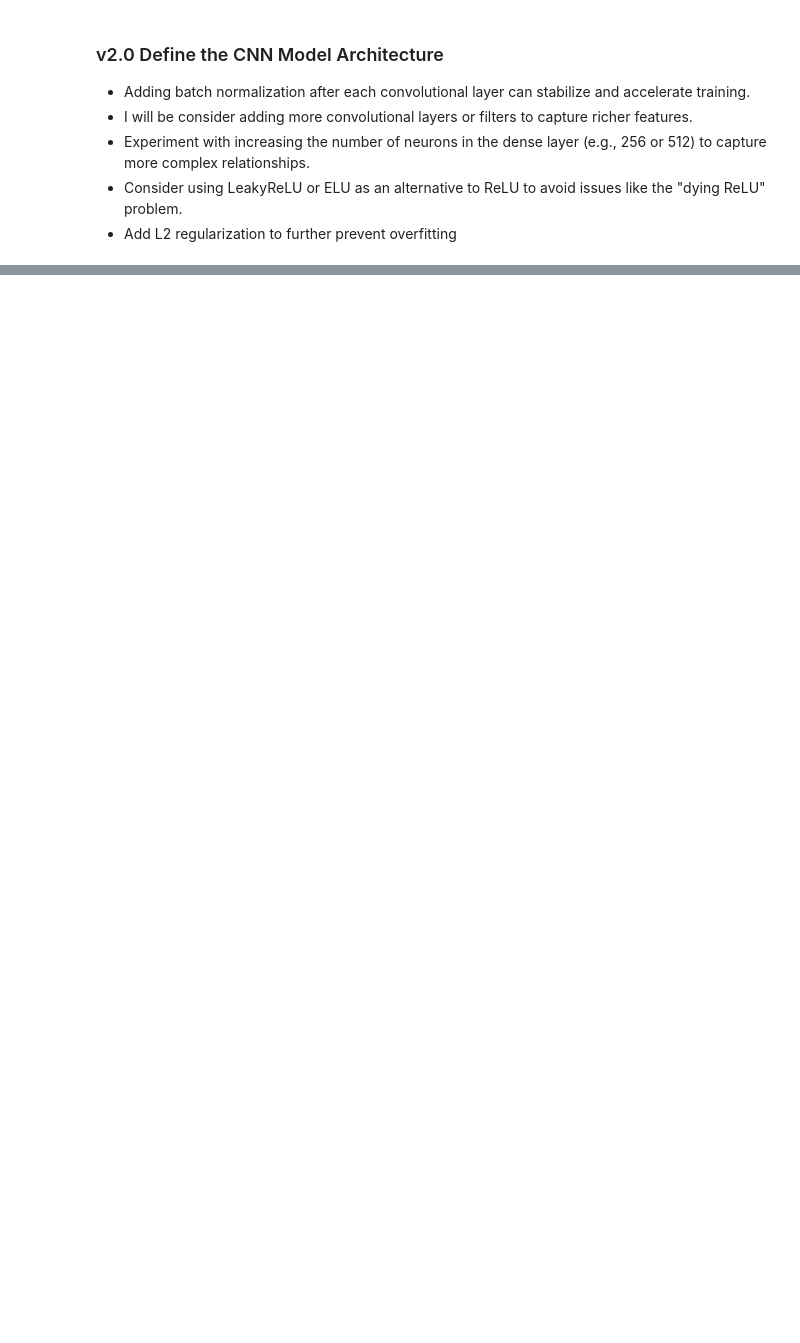
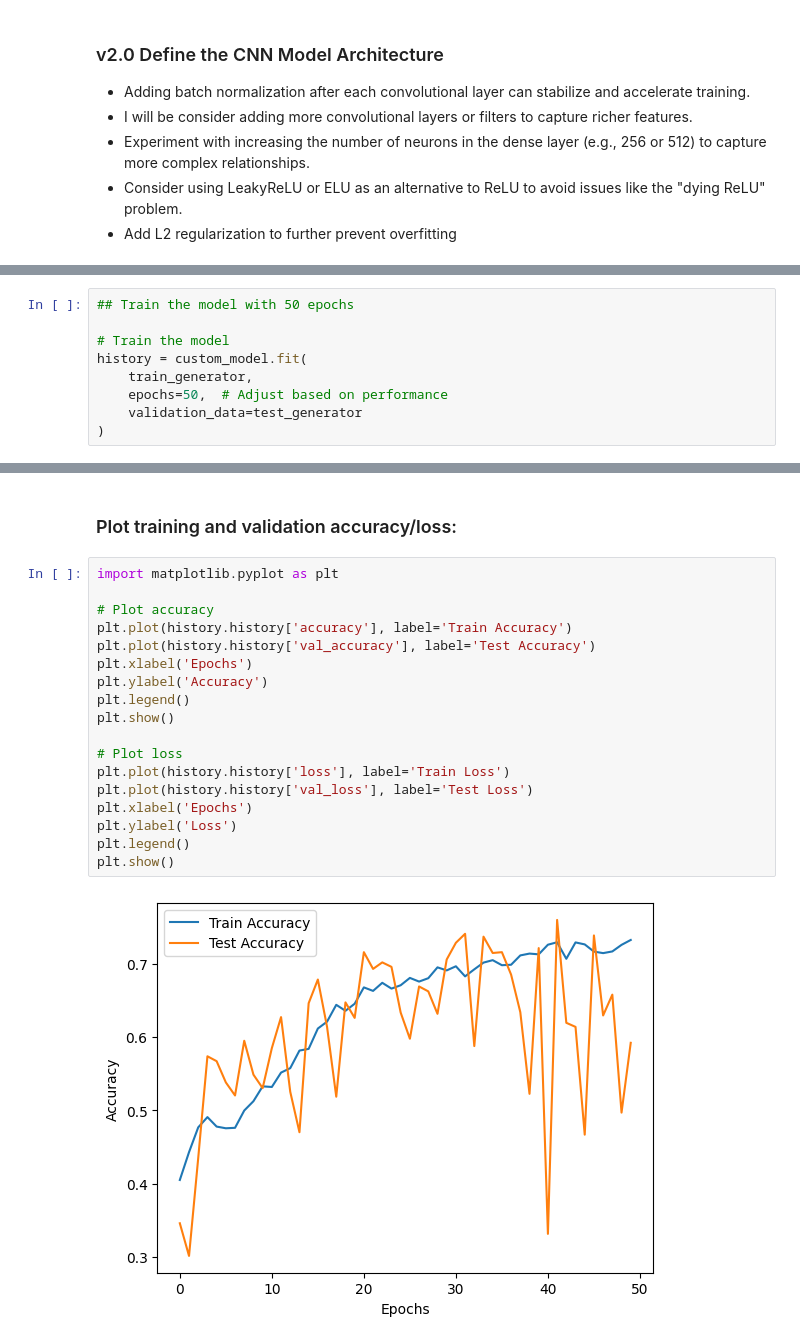
Before and after one commit to praveenkumaresan/image-classification, a Jupyter notebook: pk_image_classification.ipynb, the cells around one changed output, grey strips where cells are left out. Cells and saved outputs as stored; diff of their text form; blank space fills up the shorter version.

```diff
--- a/pk_image_classification.ipynb
+++ b/pk_image_classification.ipynb
@@ -683,0 +823,9 @@ def build_custom_cnn(input_shape=(150, 150, 3), num_classes=5):
+# %%
+## Train the model with 50 epochs
+
+# Train the model
+history = custom_model.fit(
+    train_generator,
+    epochs=50,  # Adjust based on performance
+    validation_data=test_generator
+)
@@ -683,0 +879,22 @@ def build_custom_cnn(input_shape=(150, 150, 3), num_classes=5):
+# %% [markdown]
+### Plot training and validation accuracy/loss:
+# %%
+import matplotlib.pyplot as plt
+
+# Plot accuracy
+plt.plot(history.history['accuracy'], label='Train Accuracy')
+plt.plot(history.history['val_accuracy'], label='Test Accuracy')
+plt.xlabel('Epochs')
+plt.ylabel('Accuracy')
+plt.legend()
+plt.show()
+
+# Plot loss
+plt.plot(history.history['loss'], label='Train Loss')
+plt.plot(history.history['val_loss'], label='Test Loss')
+plt.xlabel('Epochs')
+plt.ylabel('Loss')
+plt.legend()
+plt.show()
+# %% [output]
+[figure, added]
```
Also changed, not shown: parts of 23 cells of this notebook.
